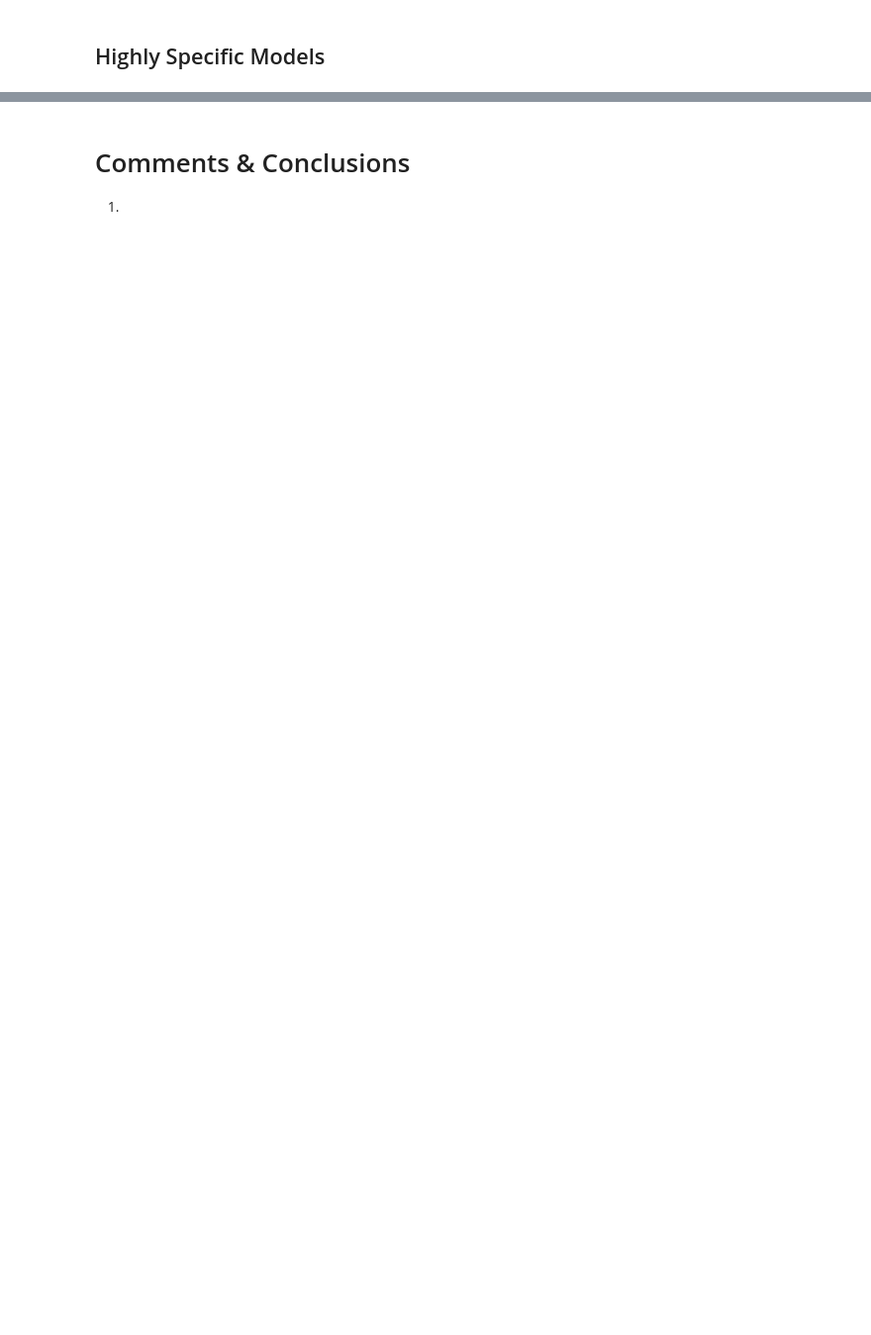
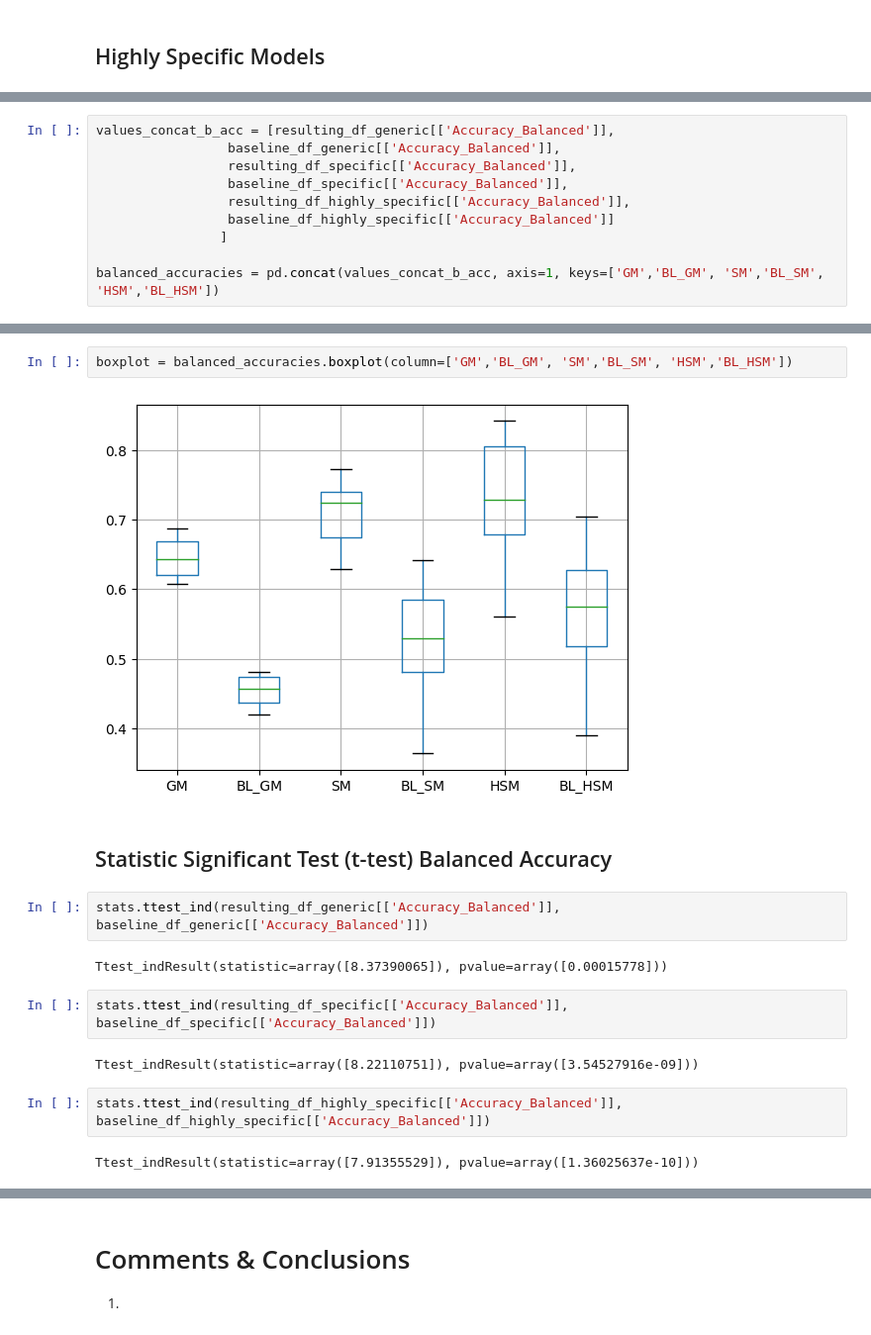
Before and after one commit to annanda/emotion_detection_for_children_with_asd, a Jupyter notebook: emotion_detection_system/processing_results/notebooks/Oversampling Results (050423) - for paper publication.ipynb, the cells around one changed output, grey strips where cells are left out. Shown: that part at 99% size. Saved outputs shown, nothing was run; the diff lists cells and outputs as text; blank space fills up the shorter version.

```diff
--- a/emotion_detection_system/processing_results/notebooks/Oversampling Results (050423) - for paper publication.ipynb
+++ b/emotion_detection_system/processing_results/notebooks/Oversampling Results (050423) - for paper publication.ipynb
@@ -276,0 +456,10 @@ Difference of Best Balanced Acc Values between Scenario and Baseline: 20.91%
+# %%
+values_concat_b_acc = [resulting_df_generic[['Accuracy_Balanced']],
+                 baseline_df_generic[['Accuracy_Balanced']],
+                 resulting_df_specific[['Accuracy_Balanced']],
+                 baseline_df_specific[['Accuracy_Balanced']],
+                 resulting_df_highly_specific[['Accuracy_Balanced']],
+                 baseline_df_highly_specific[['Accuracy_Balanced']]
+                ]
+
+balanced_accuracies = pd.concat(values_concat_b_acc, axis=1, keys=['GM','BL_GM', 'SM','BL_SM', 'HSM','BL_HSM'])
@@ -276,0 +487,18 @@ Difference of Best Balanced Acc Values between Scenario and Baseline: 20.91%
+# %%
+boxplot = balanced_accuracies.boxplot(column=['GM','BL_GM', 'SM','BL_SM', 'HSM','BL_HSM'])
+# %% [output]
+[figure, added]
+# %% [markdown]
+## Statistic Significant Test (t-test) Balanced Accuracy
+# %%
+stats.ttest_ind(resulting_df_generic[['Accuracy_Balanced']], baseline_df_generic[['Accuracy_Balanced']])
+# %% [output]
+Ttest_indResult(statistic=array([8.37390065]), pvalue=array([0.00015778]))
+# %%
+stats.ttest_ind(resulting_df_specific[['Accuracy_Balanced']], baseline_df_specific[['Accuracy_Balanced']])
+# %% [output]
+Ttest_indResult(statistic=array([8.22110751]), pvalue=array([3.54527916e-09]))
+# %%
+stats.ttest_ind(resulting_df_highly_specific[['Accuracy_Balanced']], baseline_df_highly_specific[['Accuracy_Balanced']])
+# %% [output]
+Ttest_indResult(statistic=array([7.91355529]), pvalue=array([1.36025637e-10]))
```
Also changed, not shown: parts of 85 cells of this notebook, 3 other files.
